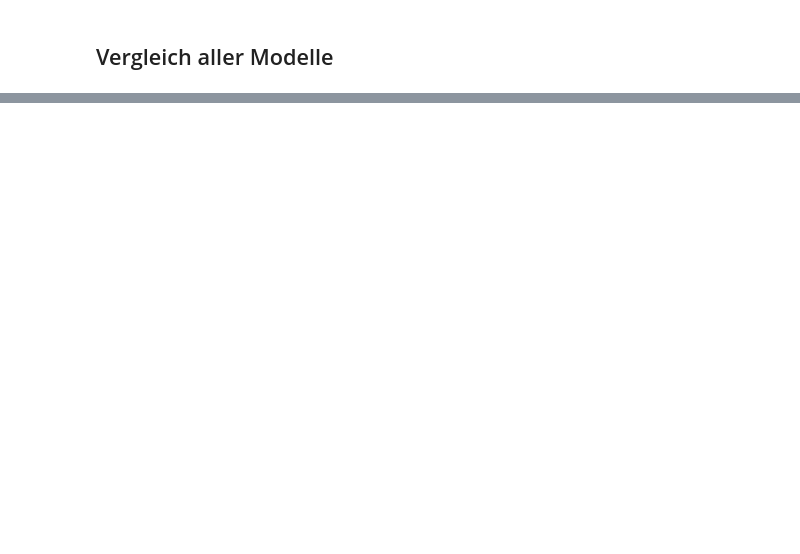
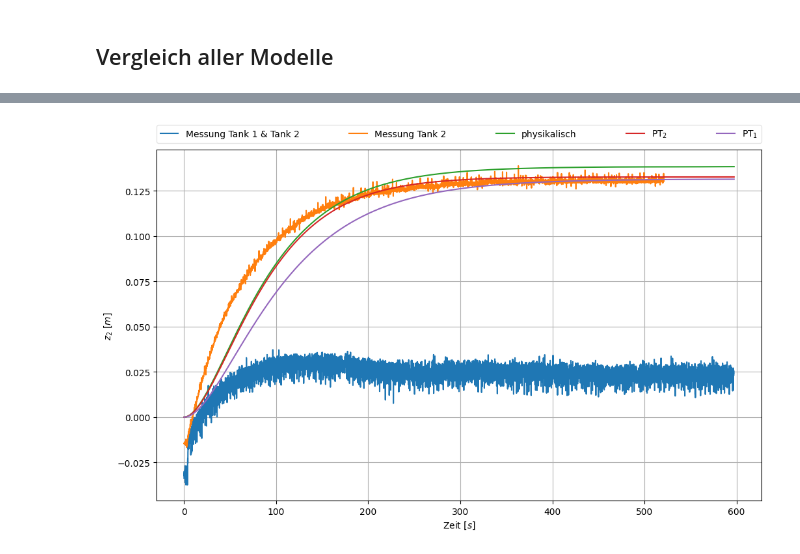
Before and after one commit to umit-iace/lehre-chemie-msr-notebooks, a Jupyter notebook: 2Tank-Modellbildung.ipynb, the cells around one changed output, grey strips where cells are left out. Saved outputs shown, nothing was run; the diff lists cells and outputs as text; code cells hidden in the pictures; blank space fills up the shorter version.

```diff
--- a/2Tank-Modellbildung.ipynb
+++ b/2Tank-Modellbildung.ipynb
@@ -34,3 +35,10 @@ messungTank2 = pd.read_csv('20221129_Sprungantwort_Aufbau1_Pumpe_in_Tank2_V21_2_
+# %%
+if aufbau == 1:
+    messungTank1Tank2 = pd.read_csv('aufbau1_tank1tank2.csv')
+    messungTank2 = pd.read_csv('aufbau1_tank2.csv')
+elif aufbau == 2:
+    messungTank1Tank2 = pd.read_csv('aufbau2_tank1tank2.csv')
+    messungTank2 = pd.read_csv('aufbau2_tank2.csv')
 # %% [markdown]
 ### 1. Physikalische Parameter
 
@@ -38,7 +46,12 @@ Bestimmen Sie die Parameter für das linearisierte System auf Basis der gegebene
 # %%
-Kp_analytic = 0.1384482
-T1_analytic = 32.993533
-T2_analytic = 65.106089
+if aufbau == 1:
+    Kp_analytic = 0.1384482
+    T1_analytic = 32.993533
+    T2_analytic = 65.106089
+elif aufbau == 2:
+    Kp_analytic = 0.072643
+    T1_analytic = 36.048596
+    T2_analytic = 60.153381
 
 display(Markdown(
    rf"""
@@ -146,12 +178,12 @@ yDataT2 = messungTank2['HeightT2']
 pOpt, _ = curve_fit(pt1Analytic, xdata=xDataT2, ydata=yDataT2)
 
 # storing results
-K_2 = pOpt[0]
+K2_2_pt1 = pOpt[0]
 T2_2_pt1 = pOpt[1]
 
 display(Markdown(
    rf"""
-$K_2 = {K_2}$
+$K_2 = {K2_2_pt1}$
 
 $T_2 = {T2_2_pt1}$
 """))
@@ -158,5 +195,5 @@ $T_2 = {T2_2_pt1}$
 # %%
-Kp_pt1 = Kp_pt2
+Kp_pt1 = K2_2_pt1
 T1_pt1 = min(T1_1_pt1, T2_2_pt1)
 T2_pt1 = max(T1_1_pt1, T2_2_pt1)
 
@@ -209,22 +258,24 @@ solPT1 = solve_ivp(linSys, [timeDom[0], timeDom[-1]], x0, t_eval=timeDom, args=(
 # %%
 plt.close()
 
 fig1, axes10 = plt.subplots(1, 1, figsize=(12,7))
 
-axes10.plot(messungTank1Tank2['time'], messungTank1Tank2['HeightT2'], label=r'Messung Tank 1 & Tank 2')
+axes10.plot(messungTank1Tank2['time'], messungTank1Tank2['HeightT1'], label=r'Messung Tank 1 & Tank 2')
 axes10.plot(messungTank2['time'], messungTank2['HeightT2'], label=r'Messung Tank 2')
 axes10.plot(timeDom, solAnalytic.y[0], label='physikalisch')
 axes10.plot(timeDom, solPT2.y[0], label=r'PT$_2$')
 axes10.plot(timeDom, solPT1.y[0], label=r'PT$_1$')
 
 axes10.set_ylabel(r'$z_2$ [$m$]')
 axes10.set_xlabel(r'Zeit [$s$]')
 
 handlesAx1, labelsAx1 = axes10.get_legend_handles_labels()
 axes10.legend([handle for i, handle in enumerate(handlesAx1)],
               [label for i, label in enumerate(labelsAx1)],
               bbox_to_anchor=(0., 1.02, 1., .102), loc=3,
               ncol=9, mode="expand", borderaxespad=0., framealpha=0.5)
 
 axes10.grid()
 plt.show()
+# %% [output]
+[figure, added]
```
Also changed, not shown: parts of 13 cells of this notebook.
